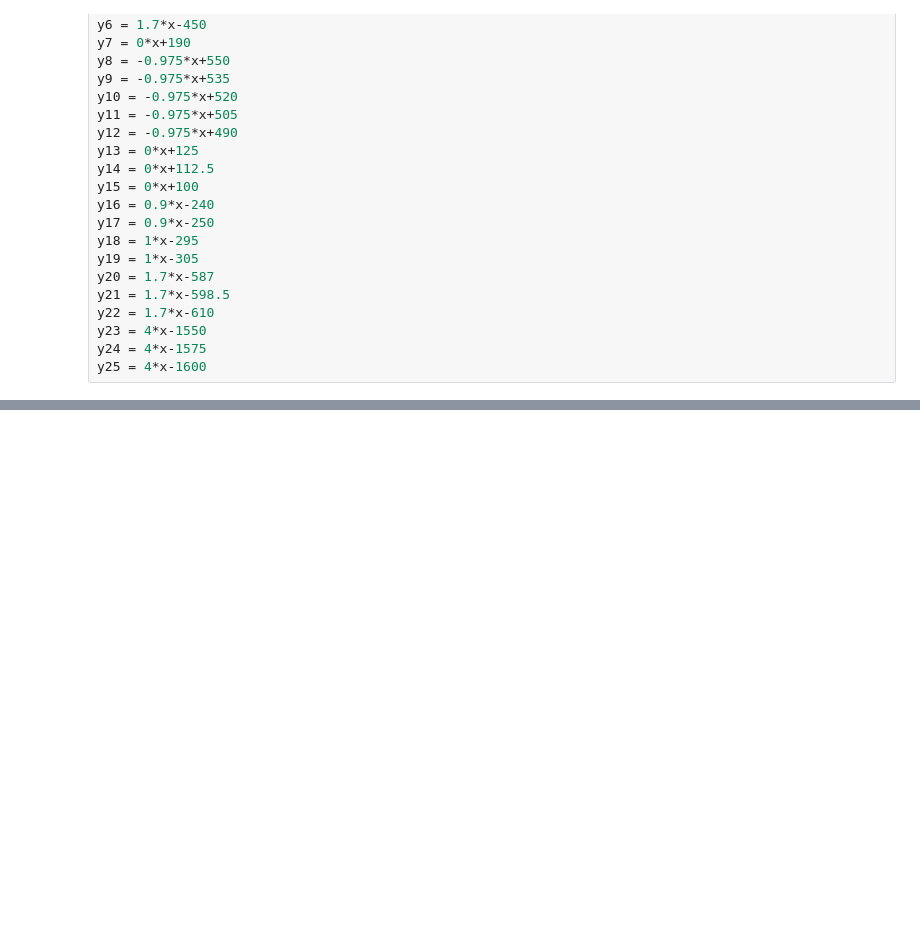
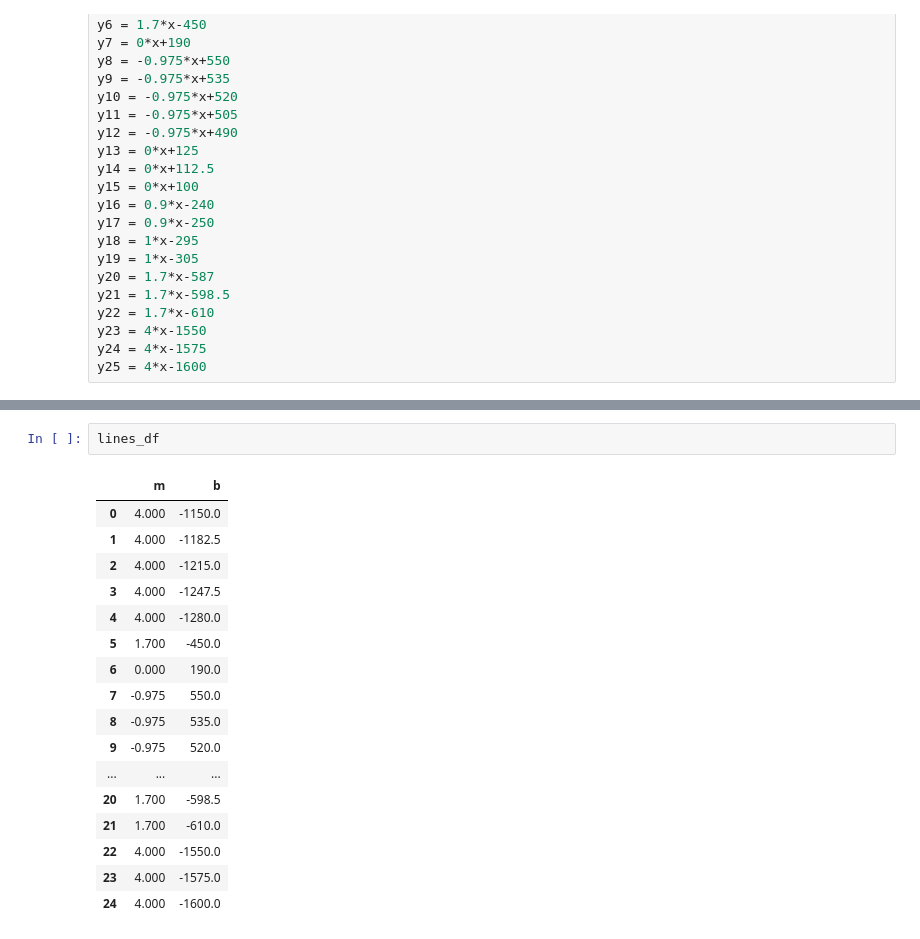
Before and after one commit to Bgon01/Data3001-capstone, a Jupyter notebook: feature_eng/creating_bins.ipynb, the cells around one changed output, grey strips where cells are left out. Drawn from its saved outputs; the diff is of its cells as text; blank space fills up the shorter version.

```diff
--- a/feature_eng/creating_bins.ipynb
+++ b/feature_eng/creating_bins.ipynb
@@ -184,0 +150,20 @@ print(below_line)
+# %%
+lines_df
+# %% [output]
+|  | m | b |
+| 0 | 4.000 | -1150.0 |
+| 1 | 4.000 | -1182.5 |
+| 2 | 4.000 | -1215.0 |
+| 3 | 4.000 | -1247.5 |
+| 4 | 4.000 | -1280.0 |
+| 5 | 1.700 | -450.0 |
+| 6 | 0.000 | 190.0 |
+| 7 | -0.975 | 550.0 |
+| 8 | -0.975 | 535.0 |
+| 9 | -0.975 | 520.0 |
+| ... | ... | ... |
+| 20 | 1.700 | -598.5 |
+| 21 | 1.700 | -610.0 |
+| 22 | 4.000 | -1550.0 |
+| 23 | 4.000 | -1575.0 |
+| 24 | 4.000 | -1600.0 |
```
Also changed, not shown: parts of 11 cells of this notebook.
